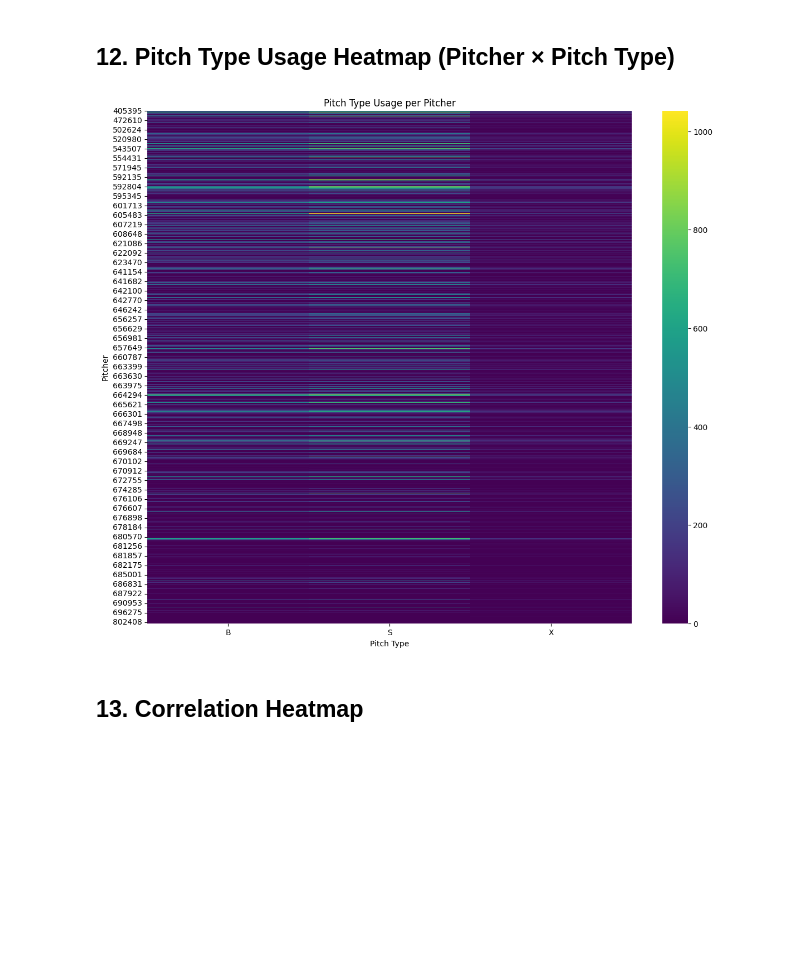
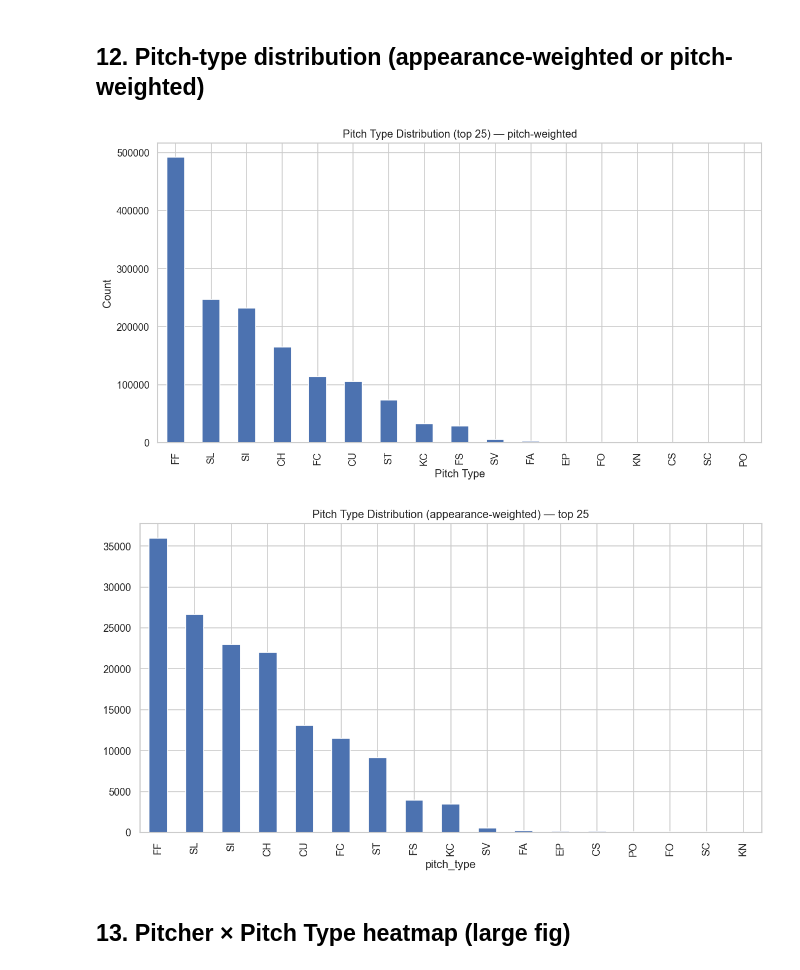
Before and after one commit to EthanBobrik/MLB-Bullpen-Strategy, a Jupyter notebook: notebooks/03_eda_sanity.ipynb, the cells around one changed output. Cells and saved outputs as stored; diff of their text form; code cells hidden in the pictures; blank space fills up the shorter version.

```diff
--- a/notebooks/03_eda_sanity.ipynb
+++ b/notebooks/03_eda_sanity.ipynb
@@ -68 +84,17 @@ df.head()
+# %%
+# Normalize column names we will use (aliases to avoid confusion)
+# raw columns (as you supplied) contain: 'pitcher', 'pitch_number', 'at_bat_number', 'outs_when_up',
+# 'events', 'pitch_type', 'release_speed', 'n_thruorder_pitcher', 'game_pk', 'inning', etc.
+
+# Use consistent names in this notebook
+PITCHER_COL = "pitcher"
+GAME_COL = "game_pk"
+PITCH_NUM_COL = "pitch_number"
+ATBAT_COL = "at_bat_number"
+EVENT_COL = "events"
+OUTS_WHEN_UP_COL = "outs_when_up"
+INNING_COL = "inning"
+TTO_RAW_COL = "n_thruorder_pitcher"  # pitch-level TTO if present
+RELEASE_SPEED_COL = "release_speed"
+PITCH_TYPE_COL = "pitch_type"
 # %% [markdown]
@@ -292,17 +368,24 @@ plt.show()
 # %% [markdown]
-## 12. Pitch Type Usage Heatmap (Pitcher × Pitch Type)
+## 12. Pitch-type distribution (appearance-weighted or pitch-weighted)
 # %%
-pivot = pd.crosstab(df["pitcher_on_mound"], df["type"])
+# Pitch-weighted (counts of each pitch row)
+plt.figure(figsize=(12,6))
+df[PITCH_TYPE_COL].value_counts().head(25).plot(kind='bar')
+plt.title("Pitch Type Distribution (top 25) — pitch-weighted")
+plt.xlabel("Pitch Type")
+plt.ylabel("Count")
+plt.savefig(os.path.join(viz_folder, "pitch_type_distribution.png"), dpi=300, bbox_inches="tight")
+plt.show()
 
-plt.figure(figsize=(12,10))
-sns.heatmap(pivot, cmap="viridis")
-plt.tight_layout()
-plt.title("Pitch Type Usage per Pitcher")
-plt.xlabel("Pitch Type")
-plt.ylabel("Pitcher")
-plt.savefig("viz/pitcher_pitchtype_heatmap.png", dpi=300)
+# Appearance-weighted: count distinct pitcher-game uses of each pitch type
+appearance_pitch_type = df.groupby([GAME_COL, PITCHER_COL])[PITCH_TYPE_COL].unique().explode().value_counts()
+plt.figure(figsize=(12,6))
+appearance_pitch_type.head(25).plot(kind='bar')
+plt.title("Pitch Type Distribution (appearance-weighted) — top 25")
+plt.savefig(os.path.join(viz_folder, "pitch_type_appearance_weighted.png"), dpi=300, bbox_inches="tight")
 plt.show()
 # %% [output]
-[figure, old version]
+[figure, new version]
+[figure, added]
 # %% [markdown]
-## 13. Correlation Heatmap
+## 13. Pitcher × Pitch Type heatmap (large fig)
```
Also changed, not shown: parts of 47 cells of this notebook, 24 other files.
